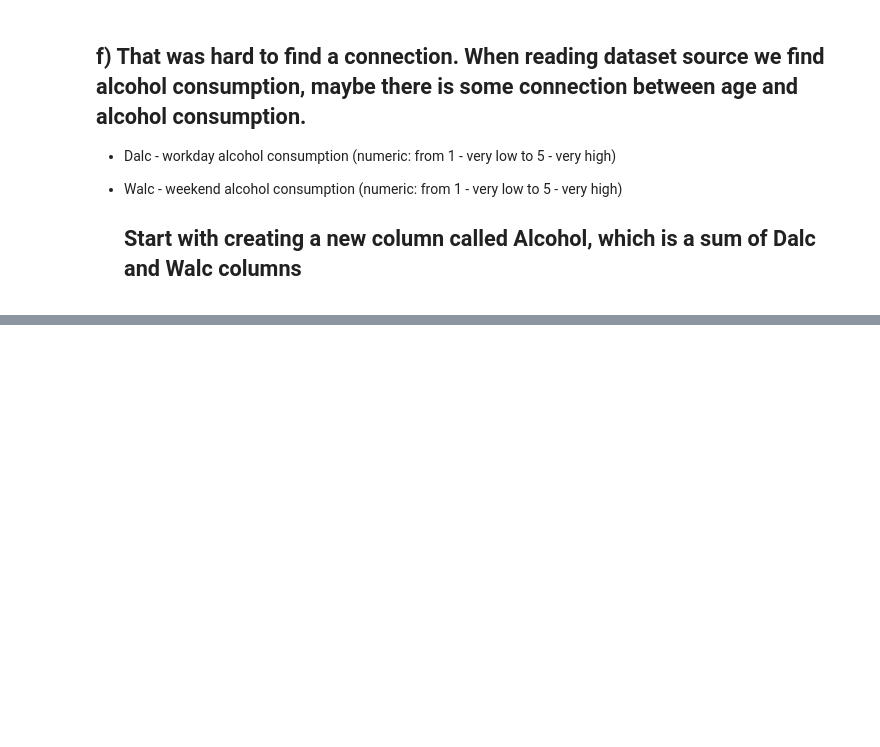
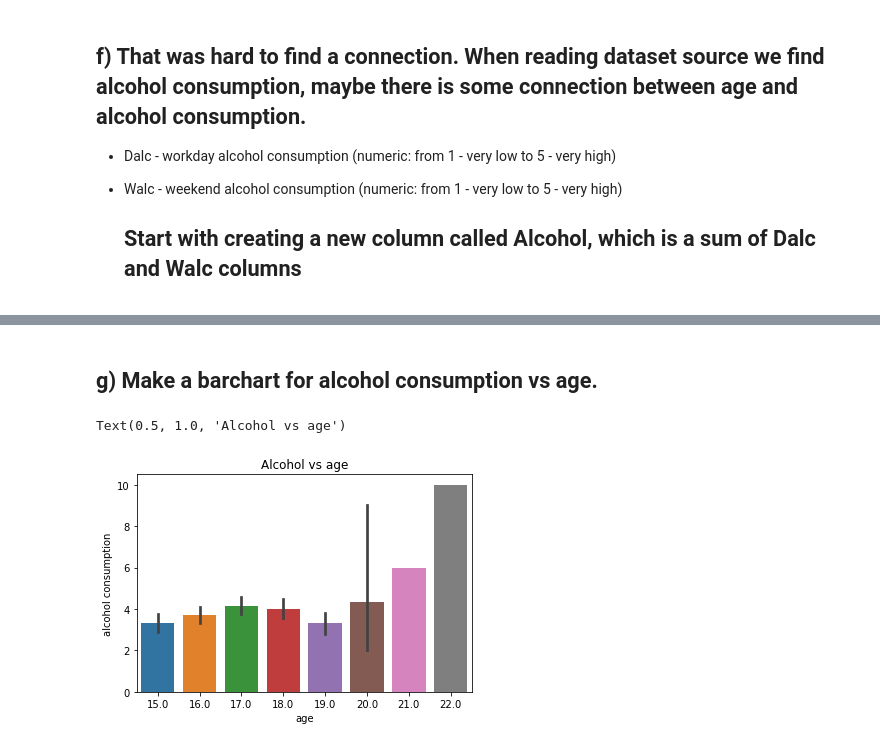
Before and after one commit to cooperhankun/DataBehandling-KunHan, a Jupyter notebook: Exercises/missing_value.ipynb, the cells around one changed output, grey strips where cells are left out. Cells and saved outputs as stored; diff of their text form; code cells hidden in the pictures; blank space fills up the shorter version.

```diff
--- a/Exercises/missing_value.ipynb
+++ b/Exercises/missing_value.ipynb
@@ -138,3 +138,6 @@ Text(0.5, 1.0, 'Histogram idstribution of age when higher = no')
 - Walc - weekend alcohol consumption (numeric: from 1 - very low to 5 - very high)
 
   ## Start with creating a new column called Alcohol, which is a sum of Dalc and Walc columns
+# %%
+student_mat_droped["alcohol consumption"]= student_mat_droped['Dalc']+student_mat_droped['Walc']
+student_mat_droped.info()
@@ -140,0 +162,7 @@ Text(0.5, 1.0, 'Histogram idstribution of age when higher = no')
+# %% [markdown]
+## g) Make a barchart for alcohol consumption vs age.
+# %%
+sns.barplot(data=student_mat_droped, x="age", y="alcohol consumption").set_title("Alcohol vs age")
+# %% [output]
+Text(0.5, 1.0, 'Alcohol vs age')
+[figure, added]
```
Also changed, not shown: parts of 2 cells of this notebook.
